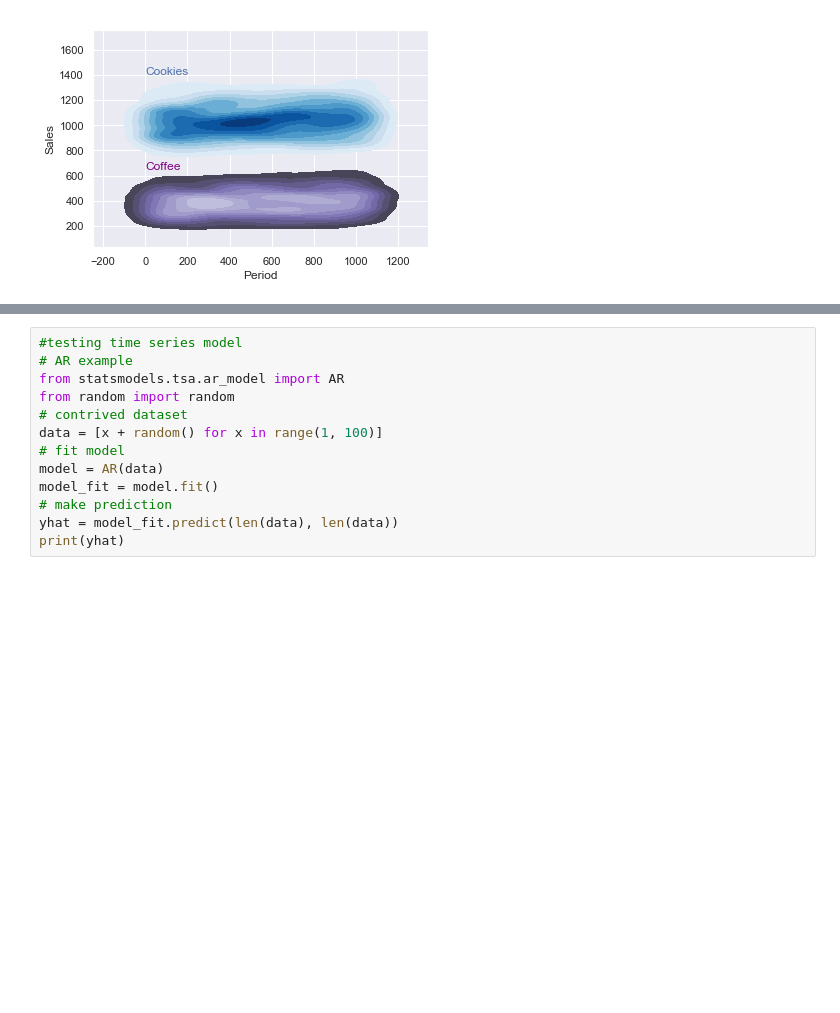
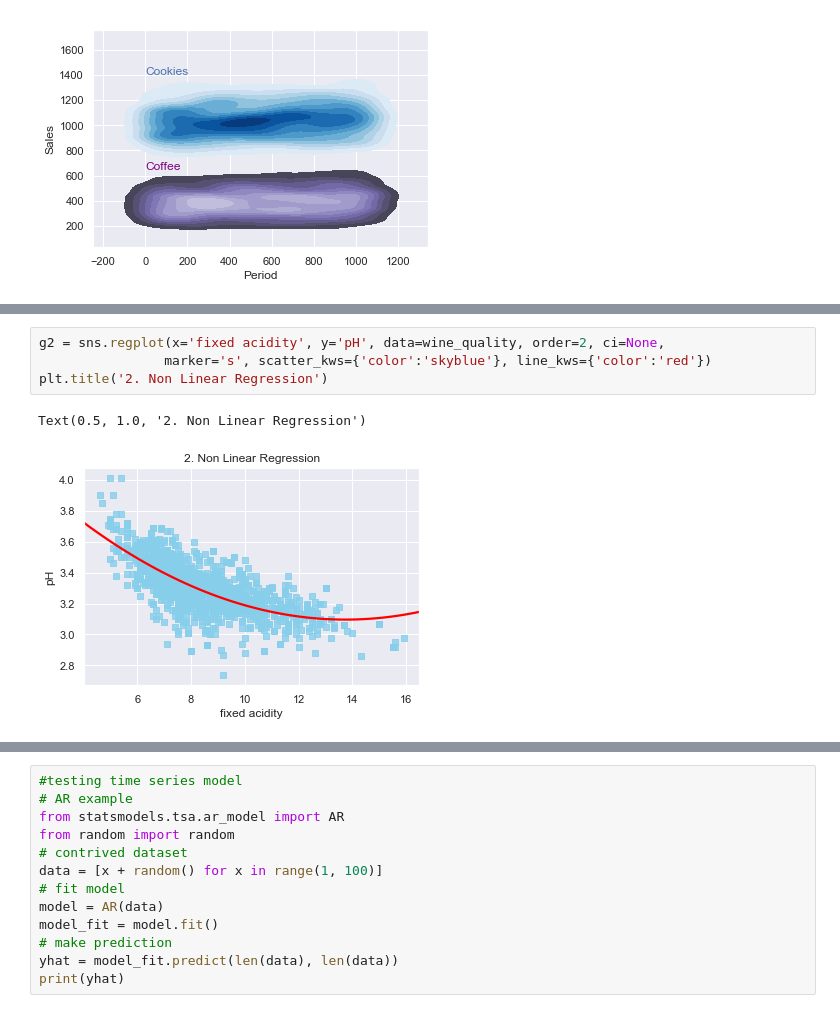
Before and after one commit to allaccountstaken/matplotlib, a Jupyter notebook: seaboard_workout.ipynb, the cells around one changed output, grey strips where cells are left out. Drawn from its saved outputs; the diff is of its cells as text; blank space fills up the shorter version.

```diff
--- a/seaboard_workout.ipynb
+++ b/seaboard_workout.ipynb
@@ -310,0 +347,7 @@ plt.show()
+# %%
+g2 = sns.regplot(x='fixed acidity', y='pH', data=wine_quality, order=2, ci=None,
+                marker='s', scatter_kws={'color':'skyblue'}, line_kws={'color':'red'})
+plt.title('2. Non Linear Regression')
+# %% [output]
+Text(0.5, 1.0, '2. Non Linear Regression')
+[figure, added]
```
Also changed, not shown: parts of 6 cells of this notebook.
